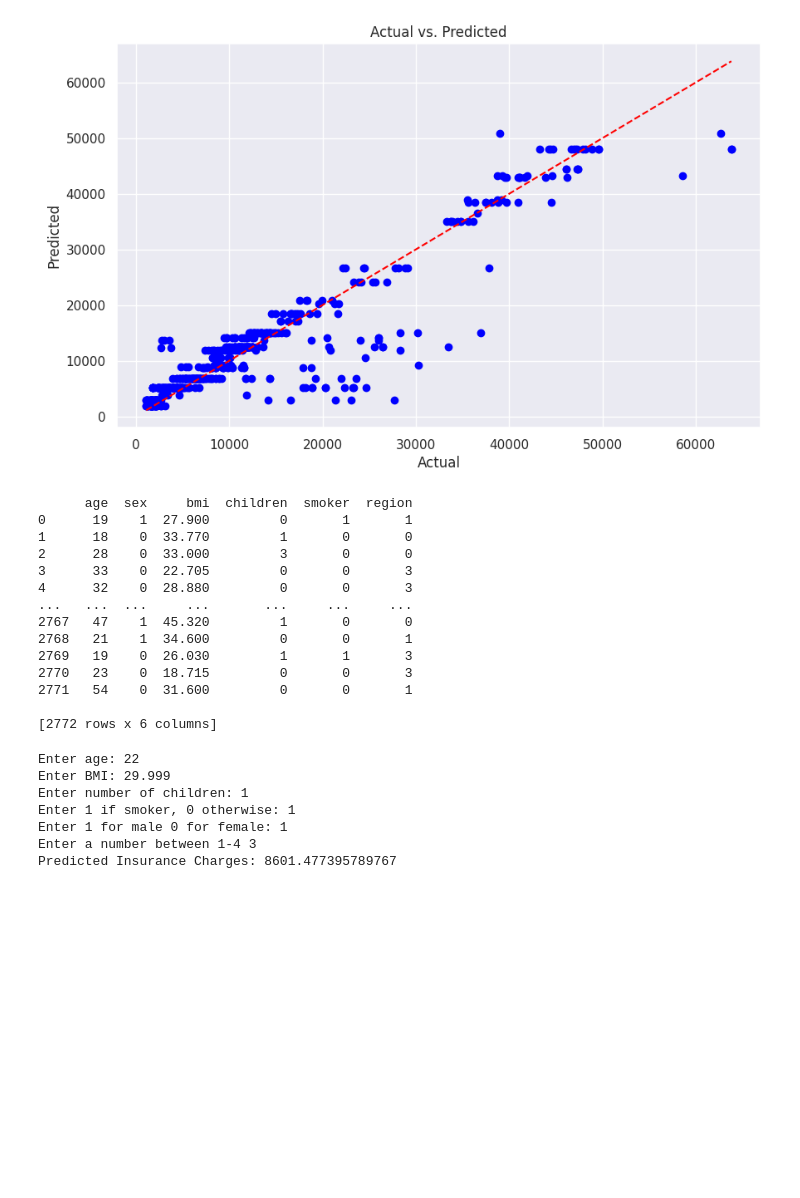
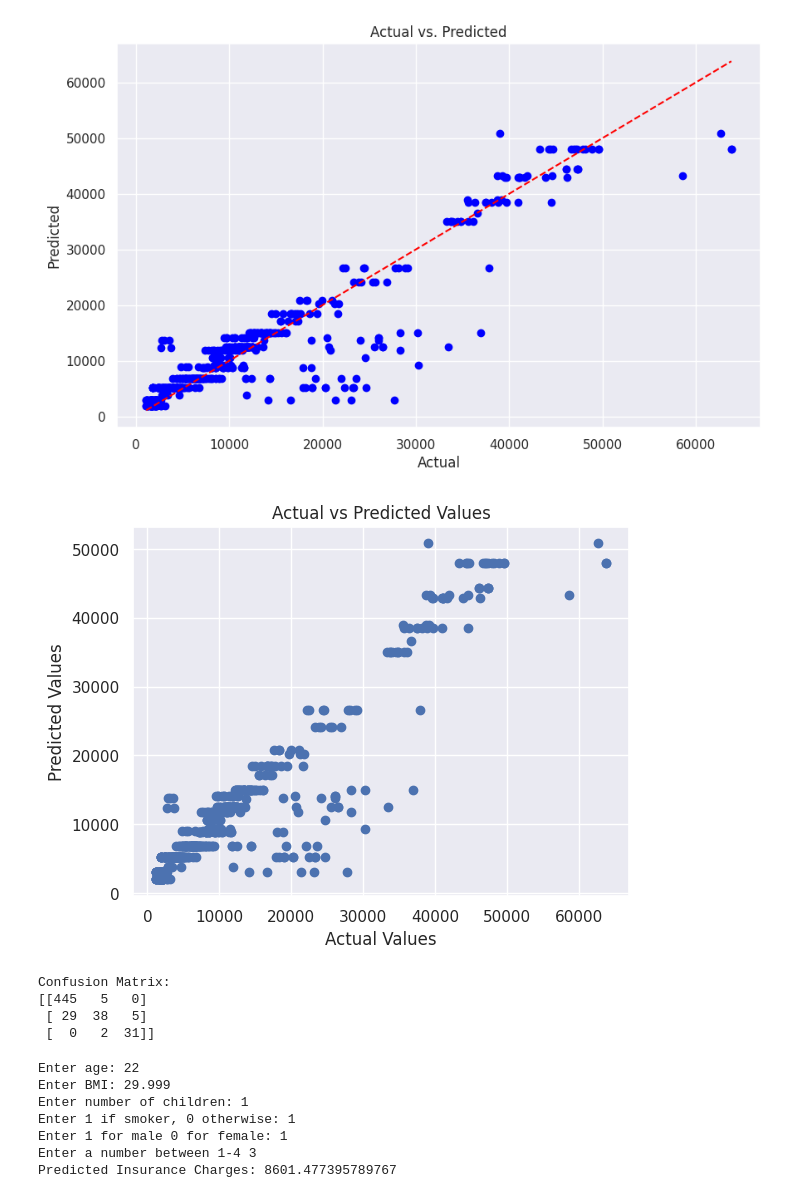
Before and after one commit to Ruthuja-Gaikwad/AIML_2024, a Jupyter notebook: project.ipynb, the cells around one changed output. Drawn from its saved outputs; the diff is of its cells as text; code cells hidden in the pictures; blank space fills up the shorter version.

```diff
--- a/project.ipynb
+++ b/project.ipynb
@@ -370,23 +370,37 @@ plt.show()
 Mean Squared Error: 21508969.26
 R-squared (Coefficient of Determination): 0.86
 [figure]
-# %%
-print(features)
-# %% [output]
-      age  sex     bmi  children  smoker  region
-0      19    1  27.900         0       1       1
-1      18    0  33.770         1       0       0
-2      28    0  33.000         3       0       0
-3      33    0  22.705         0       0       3
-4      32    0  28.880         0       0       3
-...   ...  ...     ...       ...     ...     ...
-2767   47    1  45.320         1       0       0
-2768   21    1  34.600         0       0       1
-2769   19    0  26.030         1       1       3
-2770   23    0  18.715         0       0       3
-2771   54    0  31.600         0       0       1
-
-[2772 rows x 6 columns]
+# %%
+import matplotlib.pyplot as plt
+
+# Plot actual vs predicted values
+plt.scatter(y_test, y_pred)
+plt.xlabel("Actual Values")
+plt.ylabel("Predicted Values")
+plt.title("Actual vs Predicted Values")
+plt.show()
+# %% [output]
+[figure, added]
+# %%
+import numpy as np
+from sklearn.metrics import confusion_matrix
+
+# Assuming y_test contains the actual insurance categories and y_pred contains predicted values
+# Example categories: low, medium, high
+y_test_categories = np.where(y_test < 20000, 'Low', np.where(y_test < 40000, 'Medium', 'High'))
+y_pred_categories = np.where(y_pred < 20000, 'Low', np.where(y_pred < 40000, 'Medium', 'High'))
+
+# Create confusion matrix
+conf_matrix = confusion_matrix(y_test_categories, y_pred_categories, labels=['Low', 'Medium', 'High'])
+
+# Print confusion matrix
+print("Confusion Matrix:")
+print(conf_matrix)
+# %% [output]
+Confusion Matrix:
+[[445   5   0]
+ [ 29  38   5]
+ [  0   2  31]]
 # %%
 import pandas as pd
 from sklearn.svm import SVR
```
